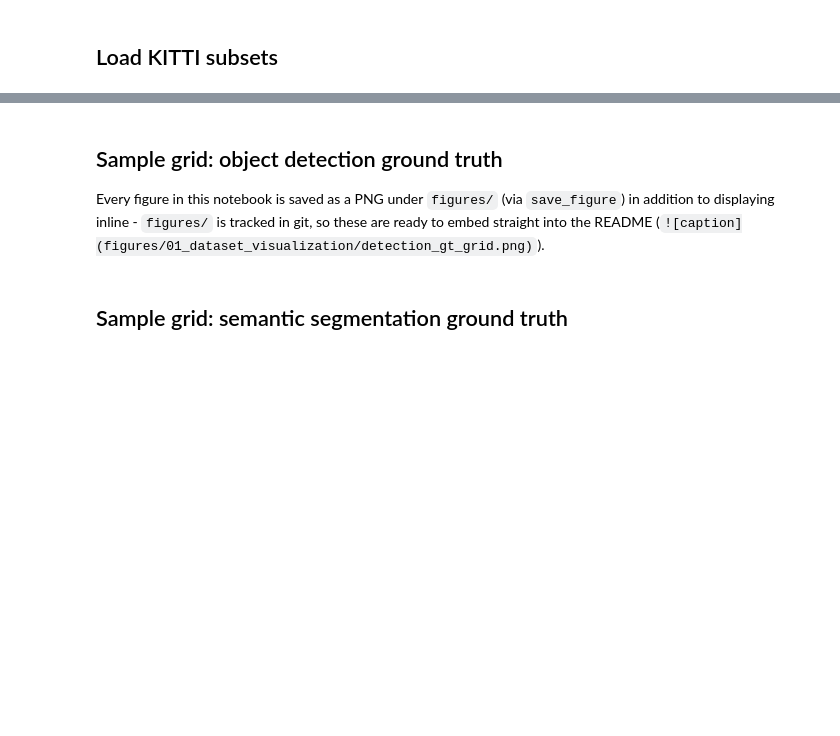
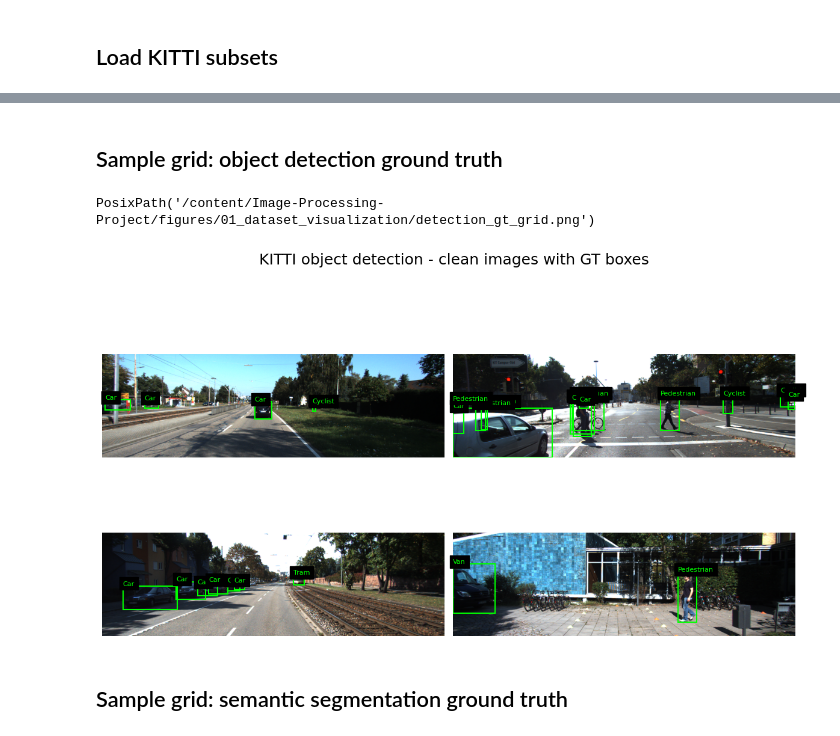
Before and after one commit to Shir-Siman-Tov/Image-Processing-Project, a Jupyter notebook: notebooks/01_dataset_visualization.ipynb, the cells around one changed output, grey strips where cells are left out. Drawn from its saved outputs; the diff is of its cells as text; code cells hidden in the pictures; blank space fills up the shorter version.

Commit message:
Run 01_dataset_visualization and save outputs

```diff
--- a/notebooks/01_dataset_visualization.ipynb
+++ b/notebooks/01_dataset_visualization.ipynb
@@ -53,18 +63,16 @@ print("optical_flow:", {k: len(v) for k, v in flow_splits.items()})
-# %% [markdown]
-## Sample grid: object detection ground truth
-
-Every figure in this notebook is saved as a PNG under `figures/` (via
-`save_figure`) in addition to displaying inline - `figures/` is tracked in
-git, so these are ready to embed straight into the README
-(`![caption](figures/01_dataset_visualization/detection_gt_grid.png)`).
+# %% [markdown]
+## Sample grid: object detection ground truth
 # %%
 fig, axes = plt.subplots(2, 2, figsize=(12, 8))
 for ax, sample in zip(axes.flat, detection_splits["train"][:4]):
     image = read_image(sample.image_path)
     plot_detection_boxes(image, sample.boxes, sample.classes, ax=ax)
-fig.suptitle("KITTI object detection - clean images with GT boxes")
+fig.suptitle("KITTI object detection - clean images with GT boxes", fontsize=18)
 fig.tight_layout()
 save_figure(fig, "01_dataset_visualization/detection_gt_grid.png")
+# %% [output]
+PosixPath('/content/Image-Processing-Project/figures/01_dataset_visualization/detection_gt_grid.png')
+[figure, added]
 # %% [markdown]
 ## Sample grid: semantic segmentation ground truth
 # %%
```
Also changed, not shown: parts of 10 cells of this notebook.
